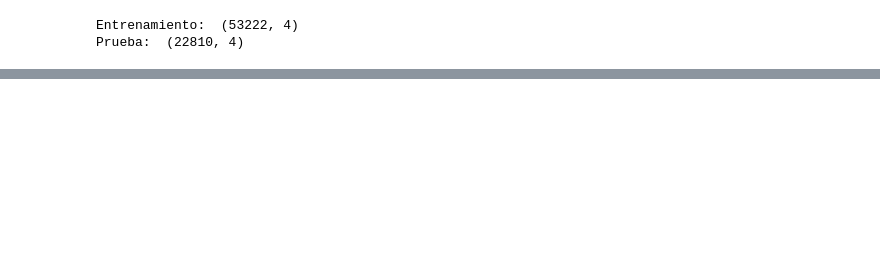
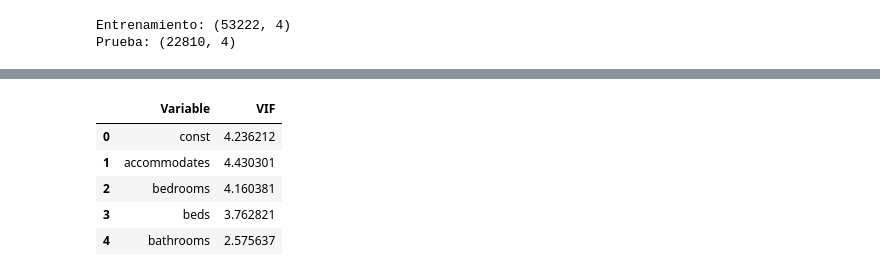
Before and after one commit to Ninaswiftie09/Mineria-de-Datos, a Jupyter notebook: 04_preparacion_modelos.ipynb, the cells around one changed output, grey strips where cells are left out. Saved outputs shown, nothing was run; the diff lists cells and outputs as text; code cells hidden in the pictures; blank space fills up the shorter version.

```diff
--- a/04_preparacion_modelos.ipynb
+++ b/04_preparacion_modelos.ipynb
@@ -98,0 +158,14 @@ train_data.head()
+# %%
+# regresión lineal múltiple
+
+multiple_model = LinearRegression()
+multiple_model.fit(X_train, y_train)
+
+y_train_pred_multiple = multiple_model.predict(X_train)
+y_test_pred_multiple = multiple_model.predict(X_test)
+
+print("--- Métricas modelo múltiple ---")
+print("R² train:", r2_score(y_train, y_train_pred_multiple))
+print("R² test :", r2_score(y_test, y_test_pred_multiple))
+print("MAE test:", mean_absolute_error(y_test, y_test_pred_multiple))
+print("RMSE test:", np.sqrt(mean_squared_error(y_test, y_test_pred_multiple)))
@@ -98,0 +198,17 @@ train_data.head()
+# %%
+# cálculo de VIF
+
+X_vif = sm.add_constant(X_train)
+
+vif_data = pd.DataFrame()
+vif_data["Variable"] = X_vif.columns
+vif_data["VIF"] = [variance_inflation_factor(X_vif.values, i) for i in range(X_vif.shape[1])]
+
+vif_data
+# %% [output]
+|  | Variable | VIF |
+| 0 | const | 4.236212 |
+| 1 | accommodates | 4.430301 |
+| 2 | bedrooms | 4.160381 |
+| 3 | beds | 3.762821 |
+| 4 | bathrooms | 2.575637 |
```
Also changed, not shown: parts of 13 cells of this notebook.
